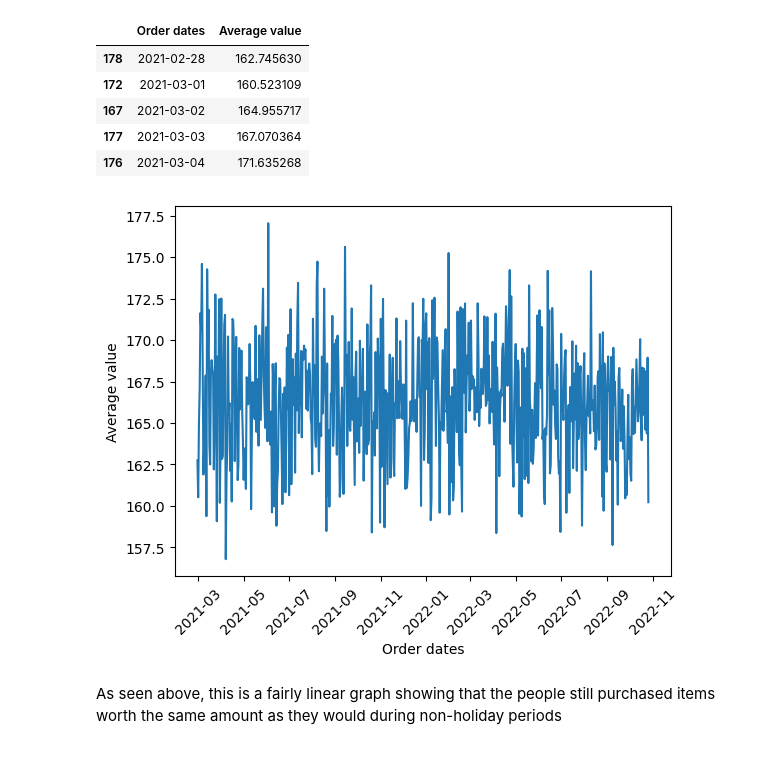
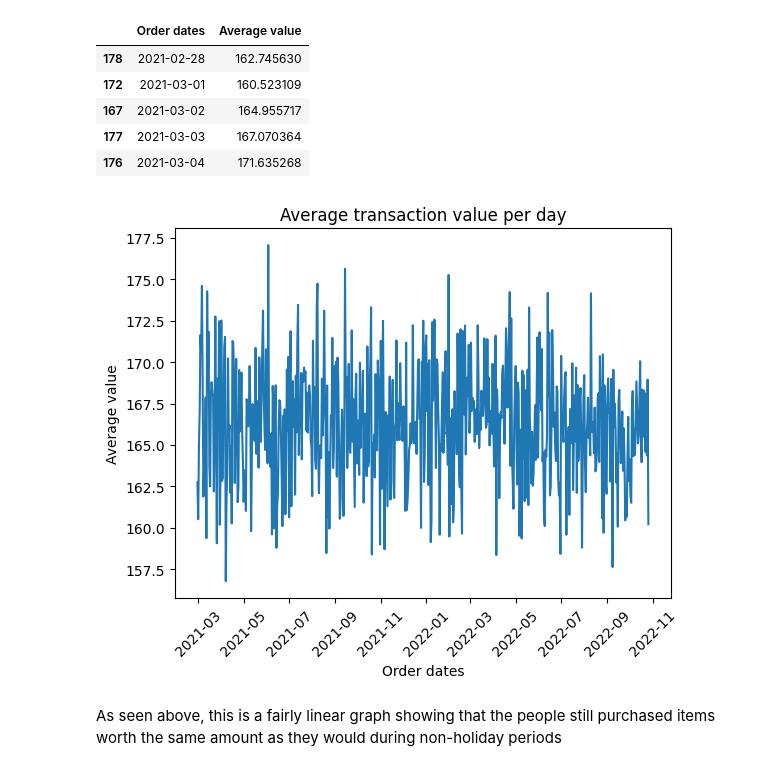
Before and after one commit to godfather-is-me/BNPL-Ranker, a Jupyter notebook: notebooks/initial.ipynb, the cells around one changed output. Saved outputs shown, nothing was run; the diff lists cells and outputs as text; code cells hidden in the pictures.

```diff
--- a/notebooks/initial.ipynb
+++ b/notebooks/initial.ipynb
@@ -131,10 +135,12 @@ avg_per_day.head(5)
 # %%
 sns.lineplot(x="Order dates", y="Average value", data=avg_per_day)
 
+plt.title("Average transaction value per day")
+
 plt.xticks(rotation=45)
 plt.show()
 # %% [output]
-[figure, old version]
+[figure, new version]
 # %% [markdown]
 As seen above, this is a fairly linear graph showing that the people still purchased items worth the same amount as they would during non-holiday periods
 # %% [markdown]
```
Also changed, not shown: parts of 17 cells of this notebook.
